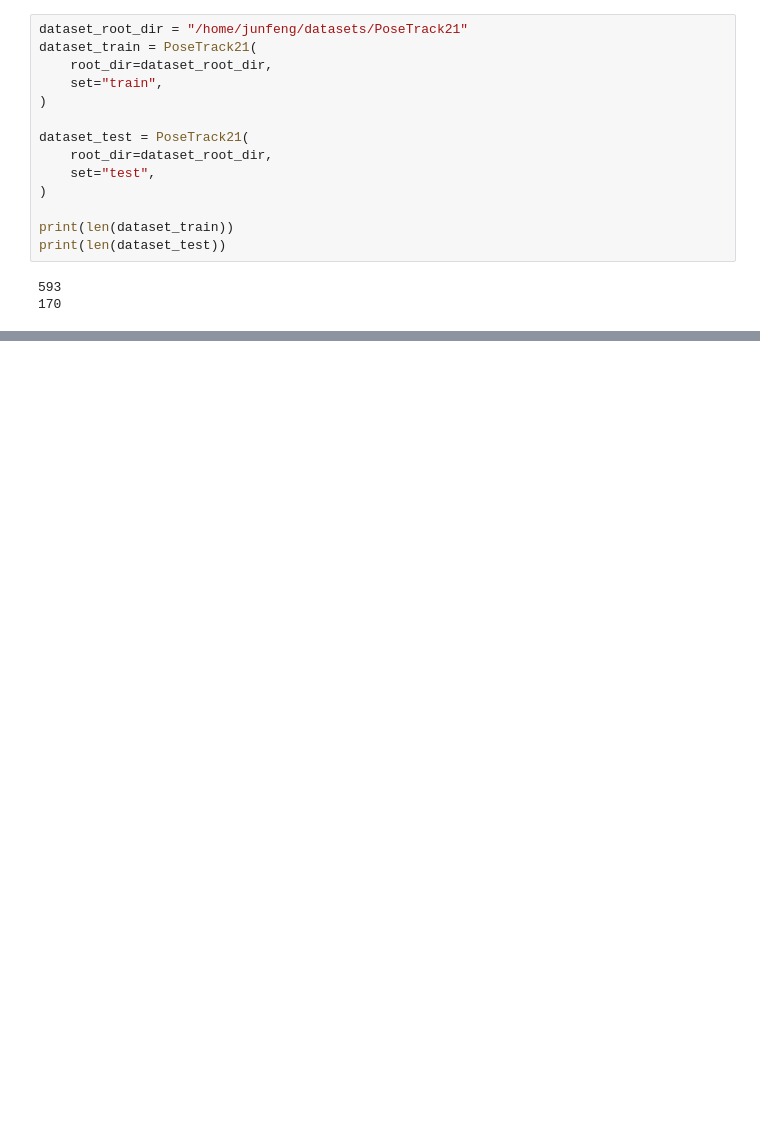
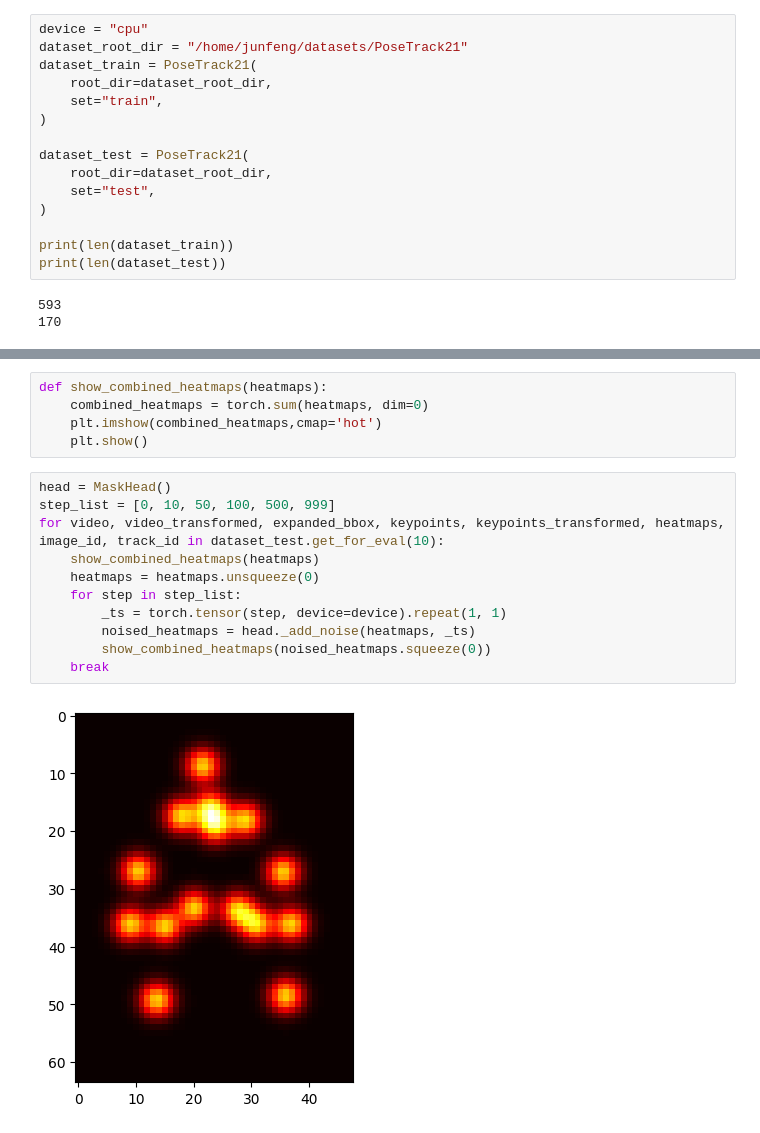
Before and after one commit to Livfour/COMP0073_2023_Junfeng, a Jupyter notebook: vis.ipynb, the cells around one changed output, grey strips where cells are left out. Drawn from its saved outputs; the diff is of its cells as text; blank space fills up the shorter version.

```diff
--- a/vis.ipynb
+++ b/vis.ipynb
@@ -8,4 +10,5 @@ from utilities.utilities import show_heatmaps, show_image
 # %%
+device = "cpu"
 dataset_root_dir = "/home/junfeng/datasets/PoseTrack21"
 dataset_train = PoseTrack21(
     root_dir=dataset_root_dir,
@@ -34,0 +28,18 @@ for i, (video, video_transformed, expanded_bbox, keypoints, heatmaps, image_id,
+# %%
+def show_combined_heatmaps(heatmaps):
+    combined_heatmaps = torch.sum(heatmaps, dim=0)
+    plt.imshow(combined_heatmaps,cmap='hot')
+    plt.show()
+# %%
+head = MaskHead()
+step_list = [0, 10, 50, 100, 500, 999]
+for video, video_transformed, expanded_bbox, keypoints, keypoints_transformed, heatmaps, image_id, track_id in dataset_test.get_for_eval(10):
+    show_combined_heatmaps(heatmaps)
+    heatmaps = heatmaps.unsqueeze(0)
+    for step in step_list:
+        _ts = torch.tensor(step, device=device).repeat(1, 1)
+        noised_heatmaps = head._add_noise(heatmaps, _ts)
+        show_combined_heatmaps(noised_heatmaps.squeeze(0))
+    break
+# %% [output]
+[figure, added]
```
Also changed, not shown: parts of 3 cells of this notebook, 8 other files.
